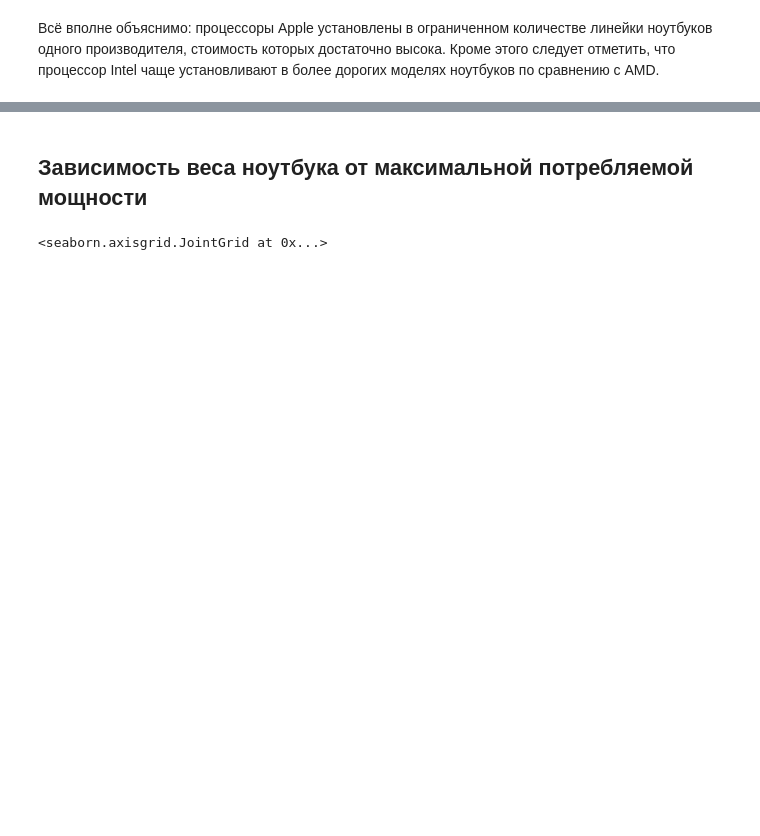
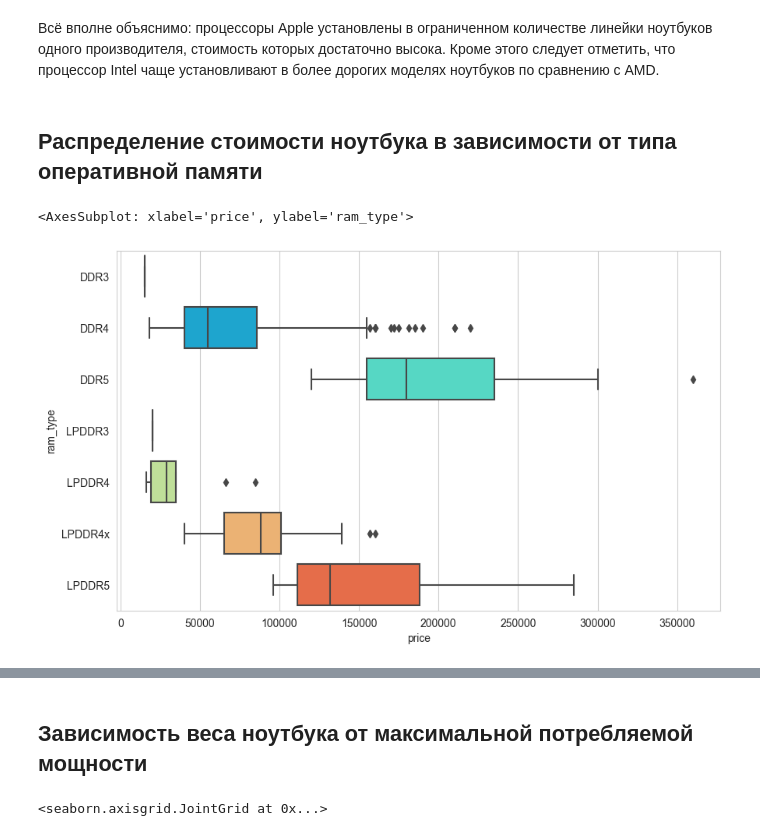
Before and after one commit to dmitryilyn/datathone22, a Jupyter notebook: datathone_22_dns_analysis.ipynb, the cells around one changed output, grey strips where cells are left out. Cells and saved outputs as stored; diff of their text form; code cells hidden in the pictures; blank space fills up the shorter version.

```diff
--- a/datathone_22_dns_analysis.ipynb
+++ b/datathone_22_dns_analysis.ipynb
@@ -434,3 +443,11 @@ sns.boxplot(x='price', y='cpu_vendor', data=dns_laptop_df, palette='rainbow')
 [figure]
 # %% [markdown]
 Всё вполне объяснимо: процессоры Apple установлены в ограниченном количестве линейки ноутбуков одного производителя, стоимость которых достаточно высока. Кроме этого следует отметить, что процессор Intel чаще установливают в более дорогих моделях ноутбуков по сравнению с AMD.
+# %% [markdown]
+## Распределение стоимости ноутбука в зависимости от типа оперативной памяти
+# %%
+fig = plt.figure(figsize=(10,6))
+sns.boxplot(x='price', y='ram_type', data=dns_laptop_df, palette='rainbow')
+# %% [output]
+<AxesSubplot: xlabel='price', ylabel='ram_type'>
+[figure, added]
```
Also changed, not shown: parts of 28 cells of this notebook.
